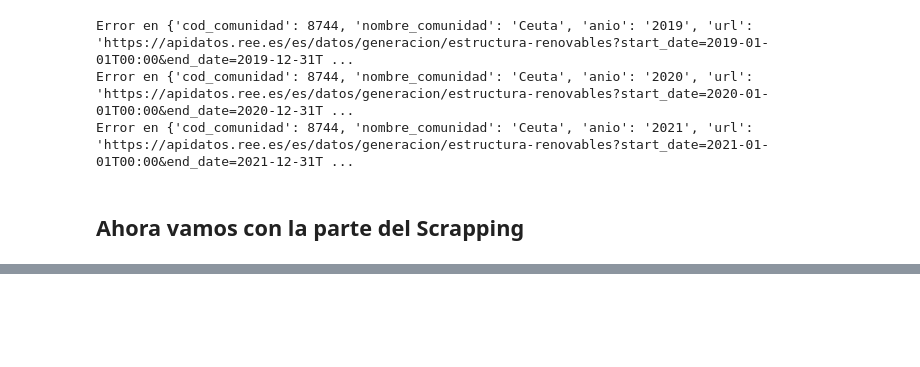
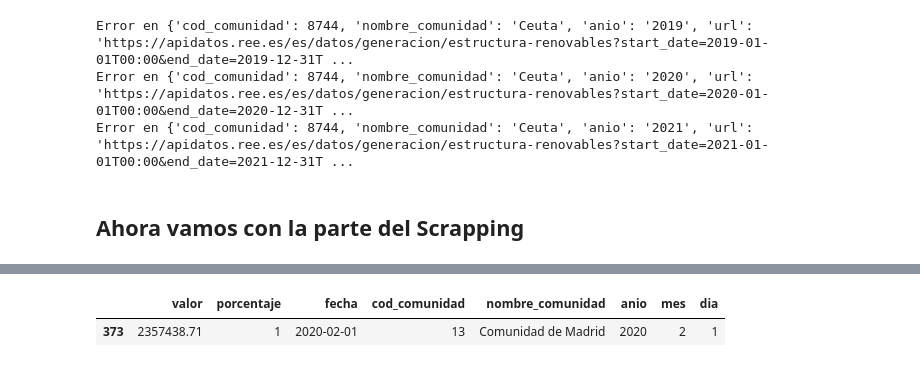
Before and after one commit to joseluisalmendral/lab_etl_extra, a Jupyter notebook: laboratorio-modulo5-leccion01-elt-extraccion.ipynb, the cells around one changed output, grey strips where cells are left out. Drawn from its saved outputs; the diff is of its cells as text; code cells hidden in the pictures; blank space fills up the shorter version.

```diff
--- a/laboratorio-modulo5-leccion01-elt-extraccion.ipynb
+++ b/laboratorio-modulo5-leccion01-elt-extraccion.ipynb
@@ -273,0 +288,5 @@ os.rename(os.path.join(ine_dir, filename), os.path.join(ine_dir, 'datos_pib.csv'
+# %%
+df_demanda.sample()
+# %% [output]
+|  | valor | porcentaje | fecha | cod_comunidad | nombre_comunidad | anio | mes | dia |
+| 373 | 2357438.71 | 1 | 2020-02-01 | 13 | Comunidad de Madrid | 2020 | 2 | 1 |
```
Also changed, not shown: parts of 19 cells of this notebook.
